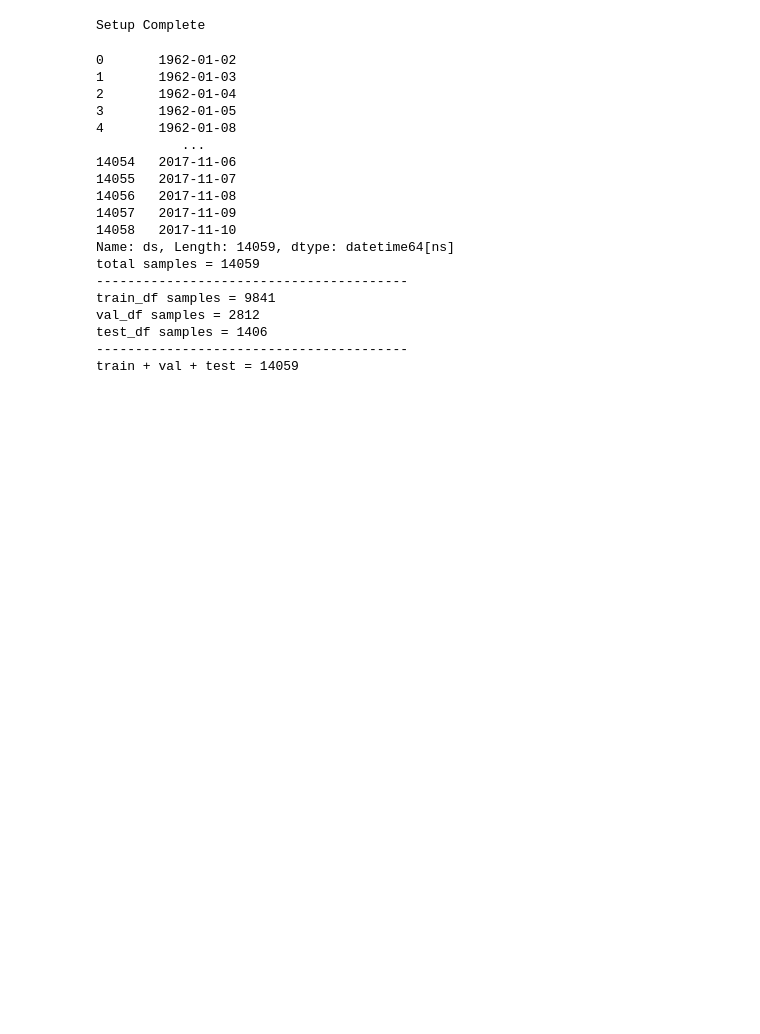
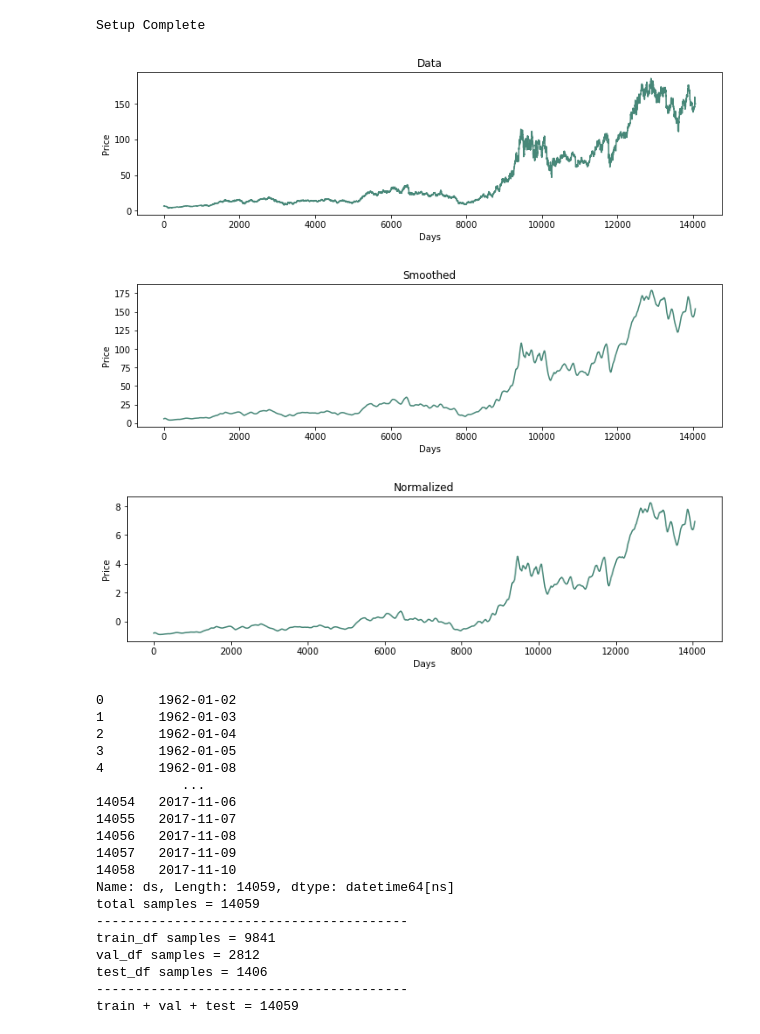
Before and after one commit to Grant-Syt/495_stock_forecast, a Jupyter notebook: stock_forecast.ipynb, the cells around one changed output. Saved outputs shown, nothing was run; the diff lists cells and outputs as text; code cells hidden in the pictures; blank space fills up the shorter version.

Commit message:
normalize and freq

```diff
--- a/stock_forecast.ipynb
+++ b/stock_forecast.ipynb
@@ -37,32 +40,66 @@ Setup Complete
 # %%
 df = pd.read_csv('data/ibm_edit.csv')
 
-# seperates date_time from df
+# seperate date_time
 date_time = pd.to_datetime(df.pop('ds'), format='%Y-%m-%d %H:%M:%S')
+# timestamp doesn't work if data is before 1970
+if (date_time[0].year >= 1970):
+    timestamp_s = date_time.map(datetime.datetime.timestamp)
+
+plt.title('Data')
+y = df['y']
+x = np.arange( 0, len(y), 1 )
+plt.ylabel('Price')
+p1, = plt.plot( x, y, color='#478778' )
+plt.xlabel('Days')
+plt.show()
 
 # smooth data
-df['y'] = savgol_filter(df['y'], 55, 3) # window size, polynomial order
+df['y'] = savgol_filter(df['y'], 155, 3) # window size, polynomial order
 
-# seemingly doesn't work if data is before 1970
-# timestamp_s = date_time.map(datetime.datetime.timestamp)
+plt.title('Smoothed')
+y = df['y']
+x = np.arange( 0, len(y), 1 )
+plt.ylabel('Price')
+p1, = plt.plot( x, y, color='#478778' )
+plt.xlabel('Days')
+plt.show()
 
-if VERBOSE:
-    print( date_time )
-
+# split
 n = len(df)
 train_df = df[0:int(n*0.7)]
 val_df = df[int(n*0.7):int(n*0.9)]
 test_df = df[int(n*0.9):]
 
+# normalize
+train_mean = train_df.mean()
+train_std = train_df.std()
+train_df = (train_df - train_mean) / train_std
+val_df = (val_df - train_mean) / train_std
+test_df = (test_df - train_mean) / train_std
+
+plt.title('Normalized')
+df_std = (df - train_mean) / train_std
+y = df_std['y']
+x = np.arange( 0, len(y), 1 )
+plt.ylabel('Price')
+p1, = plt.plot( x, y, color='#478778' )
+plt.xlabel('Days')
+plt.show()
+
 if VERBOSE:
+    print( date_time )
     print( "total samples = {0:d}".format( n ) )
     print( "----------------------------------------" )
     print( "train_df samples = {0:d}".format( len( train_df ) ) )
     print( "val_df samples = {0:d}".format( len( val_df ) ) )
     print( "test_df samples = {0:d}".format( len( test_df ) ) )
     print( "----------------------------------------" )
     print( "train + val + test = {0:d}".format( len( train_df ) + len( val_df ) + len( test_df ) ) )
 # %% [output]
+[figure, added]
+[figure, added]
+[figure, added]
 0       1962-01-02
 1       1962-01-03
 2       1962-01-04
```
Also changed, not shown: parts of 9 cells of this notebook, 1 other file.
